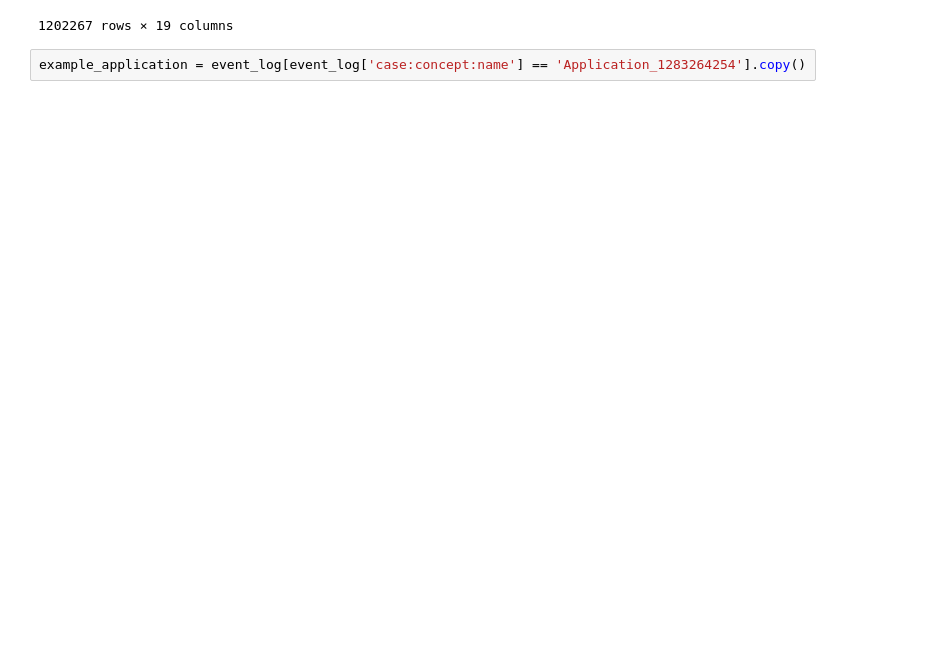
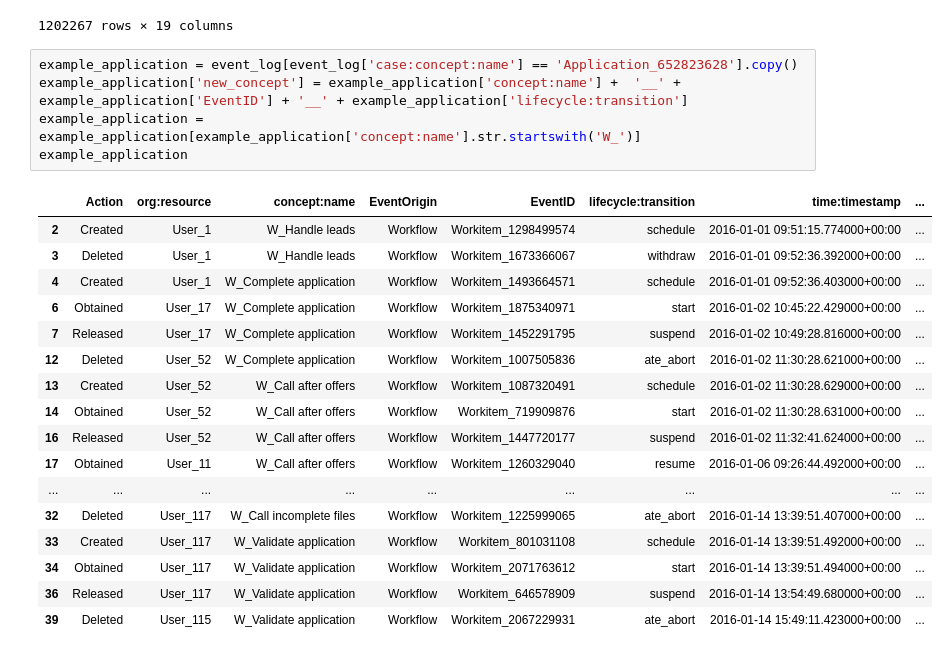
Before and after one commit to ltsstar/TaskExecutionTimeMining, a Jupyter notebook: src/notebooks/BPIC_2017/BPIC_2017_single_evaluation.ipynb, the cells around one changed output. Drawn from its saved outputs; the diff is of its cells as text; blank space fills up the shorter version.

```diff
--- a/src/notebooks/BPIC_2017/BPIC_2017_single_evaluation.ipynb
+++ b/src/notebooks/BPIC_2017/BPIC_2017_single_evaluation.ipynb
@@ -28,4 +52,25 @@ event_log
 | 1202266 | Deleted | User_28 | W_Call after offers | Workflow | Workitem_1934044935 | withdraw | 2017-01-16 09:51:21.146000+00:00 | ... |
 1202267 rows × 19 columns
 # %%
-example_application = event_log[event_log['case:concept:name'] == 'Application_1283264254'].copy()
+example_application = event_log[event_log['case:concept:name'] == 'Application_652823628'].copy()
+example_application['new_concept'] = example_application['concept:name'] +  '__' + example_application['EventID'] + '__' + example_application['lifecycle:transition']
+example_application = example_application[example_application['concept:name'].str.startswith('W_')]
+example_application
+# %% [output]
+|  | Action | org:resource | concept:name | EventOrigin | EventID | lifecycle:transition | time:timestamp | ... |
+| 2 | Created | User_1 | W_Handle leads | Workflow | Workitem_1298499574 | schedule | 2016-01-01 09:51:15.774000+00:00 | ... |
+| 3 | Deleted | User_1 | W_Handle leads | Workflow | Workitem_1673366067 | withdraw | 2016-01-01 09:52:36.392000+00:00 | ... |
+| 4 | Created | User_1 | W_Complete application | Workflow | Workitem_1493664571 | schedule | 2016-01-01 09:52:36.403000+00:00 | ... |
+| 6 | Obtained | User_17 | W_Complete application | Workflow | Workitem_1875340971 | start | 2016-01-02 10:45:22.429000+00:00 | ... |
+| 7 | Released | User_17 | W_Complete application | Workflow | Workitem_1452291795 | suspend | 2016-01-02 10:49:28.816000+00:00 | ... |
+| 12 | Deleted | User_52 | W_Complete application | Workflow | Workitem_1007505836 | ate_abort | 2016-01-02 11:30:28.621000+00:00 | ... |
+| 13 | Created | User_52 | W_Call after offers | Workflow | Workitem_1087320491 | schedule | 2016-01-02 11:30:28.629000+00:00 | ... |
+| 14 | Obtained | User_52 | W_Call after offers | Workflow | Workitem_719909876 | start | 2016-01-02 11:30:28.631000+00:00 | ... |
+| 16 | Released | User_52 | W_Call after offers | Workflow | Workitem_1447720177 | suspend | 2016-01-02 11:32:41.624000+00:00 | ... |
+| 17 | Obtained | User_11 | W_Call after offers | Workflow | Workitem_1260329040 | resume | 2016-01-06 09:26:44.492000+00:00 | ... |
+| ... | ... | ... | ... | ... | ... | ... | ... | ... |
+| 32 | Deleted | User_117 | W_Call incomplete files | Workflow | Workitem_1225999065 | ate_abort | 2016-01-14 13:39:51.407000+00:00 | ... |
+| 33 | Created | User_117 | W_Validate application | Workflow | Workitem_801031108 | schedule | 2016-01-14 13:39:51.492000+00:00 | ... |
+| 34 | Obtained | User_117 | W_Validate application | Workflow | Workitem_2071763612 | start | 2016-01-14 13:39:51.494000+00:00 | ... |
+| 36 | Released | User_117 | W_Validate application | Workflow | Workitem_646578909 | suspend | 2016-01-14 13:54:49.680000+00:00 | ... |
+| 39 | Deleted | User_115 | W_Validate application | Workflow | Workitem_2067229931 | ate_abort | 2016-01-14 15:49:11.423000+00:00 | ... |
```
Also changed, not shown: parts of 4 cells of this notebook, 4 other files.
